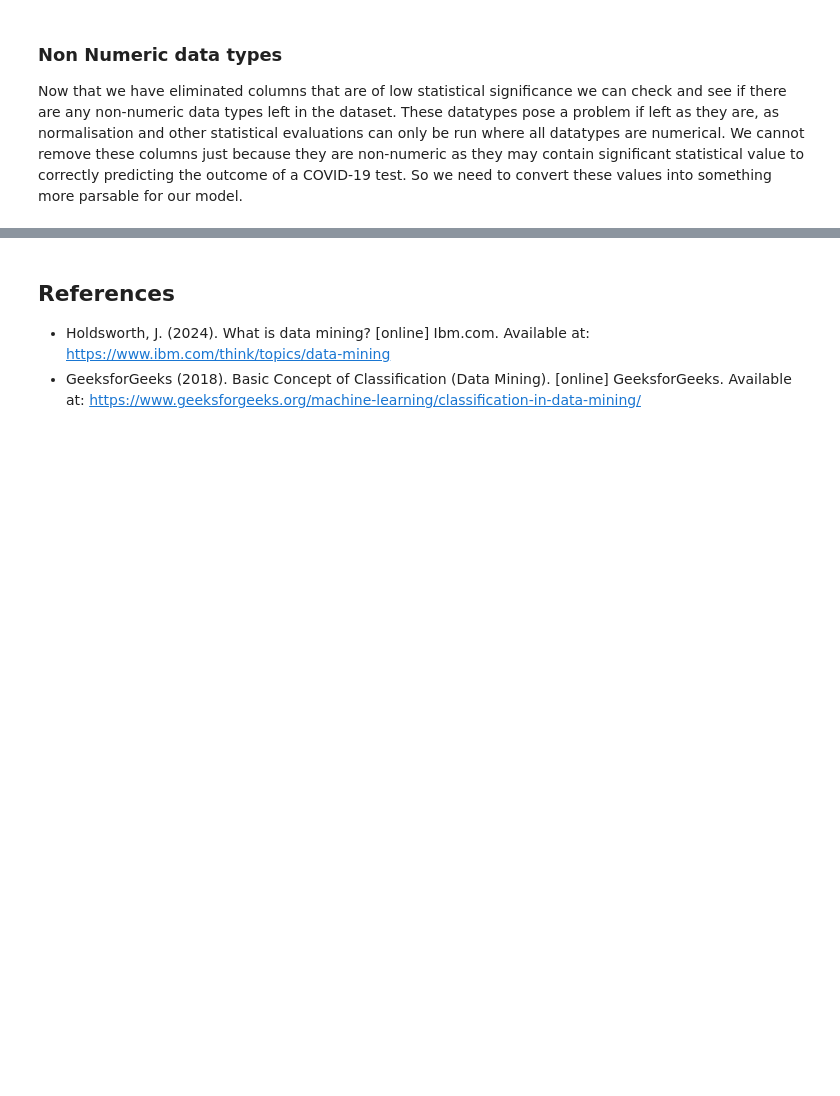
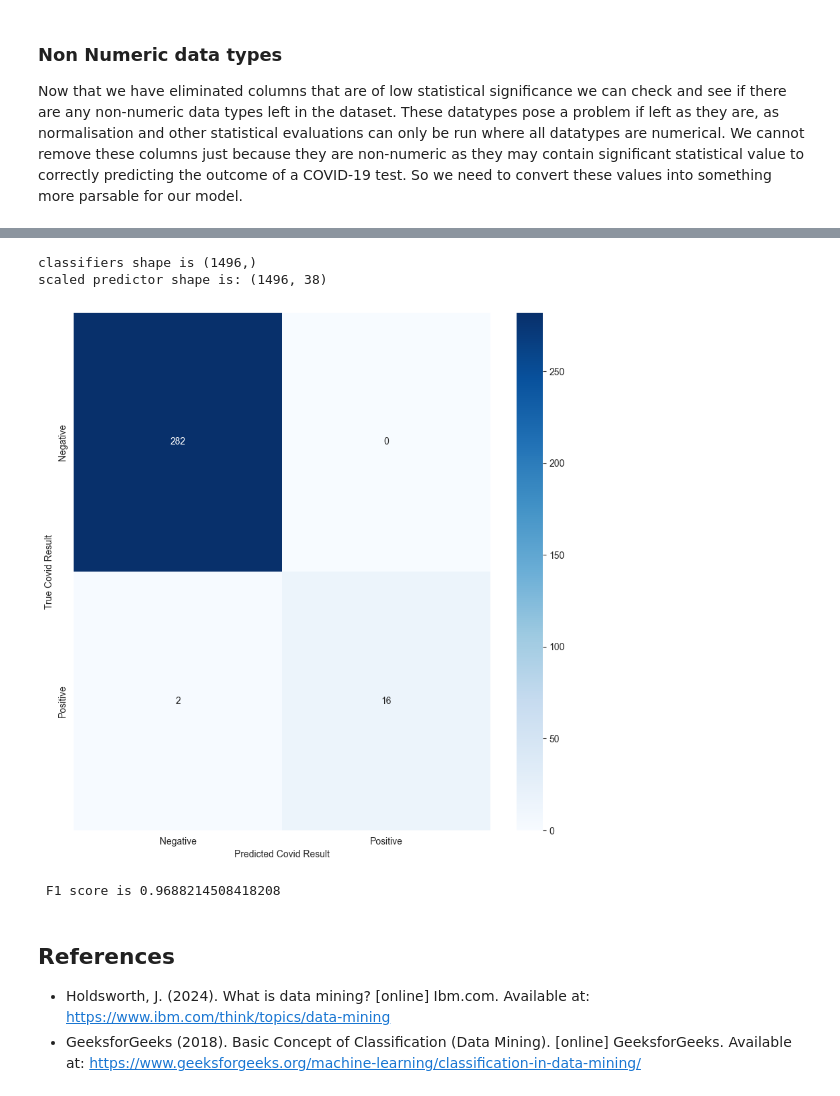
Before and after one commit to TheCherubQueen/DC3DMN, a Jupyter notebook: cw/DC3DMN_Report.ipynb, the cells around one changed output, grey strips where cells are left out. Saved outputs shown, nothing was run; the diff lists cells and outputs as text; code cells hidden in the pictures; blank space fills up the shorter version.

```diff
--- a/cw/DC3DMN_Report.ipynb
+++ b/cw/DC3DMN_Report.ipynb
@@ -228,3 +261,43 @@ df_all.head(20)
+# %%
+#Grab classifiers
+df_classifiers = df_all['SARS-Cov-2 exam result']
+print(f'classifiers shape is {df_classifiers.shape}')
+#deal with NANs in the numerical - this will need to be done properly with outlier handling, but for now, fuck it. MEAN TIME BABY
+df_no_nans = df_all.fillna(df_all.mean())
+
+#Scale this shit down
+scaler = StandardScaler()
+df_scaled_predictors = scaler.fit_transform(df_no_nans)
+print(f'scaled predictor shape is: {df_scaled_predictors.shape}')
+
+#create a pca and fit that bitch up
+pca = PCA(n_components = 10)
+predictor_pca = pca.fit_transform(df_scaled_predictors)
+
+#split em
+predictor_train, predictor_test, classifier_train, classifier_test = train_test_split(predictor_pca, df_classifiers, test_size = 0.2)
+
+#predict em
+model = LogisticRegression()
+model.fit(predictor_train, classifier_train)
+classifier_pred = model.predict(predictor_test)
+
+#visualise em
+cm = confusion_matrix(classifier_test, classifier_pred)
+plt.figure(figsize = (10,10))
+sns.heatmap(cm, annot=True, fmt='d', cmap='Blues', xticklabels=['Negative', 'Positive'], yticklabels=['Negative', 'Positive'])
+plt.xlabel('Predicted Covid Result')
+plt.ylabel('True Covid Result')
+plt.show()
+# %% [output]
+classifiers shape is (1496,)
+scaled predictor shape is: (1496, 38)
+[figure, added]
+# %%
+score = f1_score(classifier_test, classifier_pred, average='macro')
+print(f" F1 score is {score}")
+# %% [output]
+ F1 score is 0.9688214508418208
 # %% [markdown]
 ## References
 
```
Also changed, not shown: parts of 8 cells of this notebook, 2 other files.
